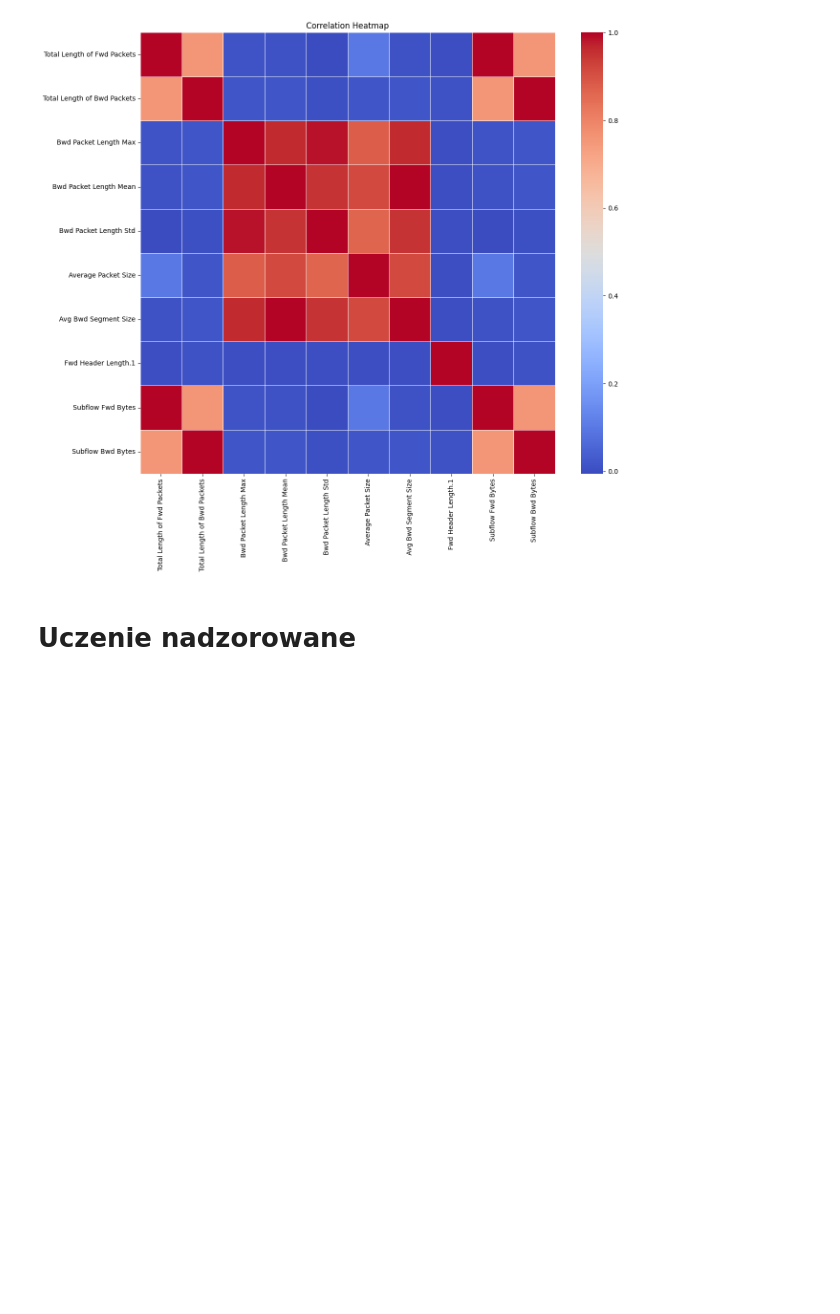
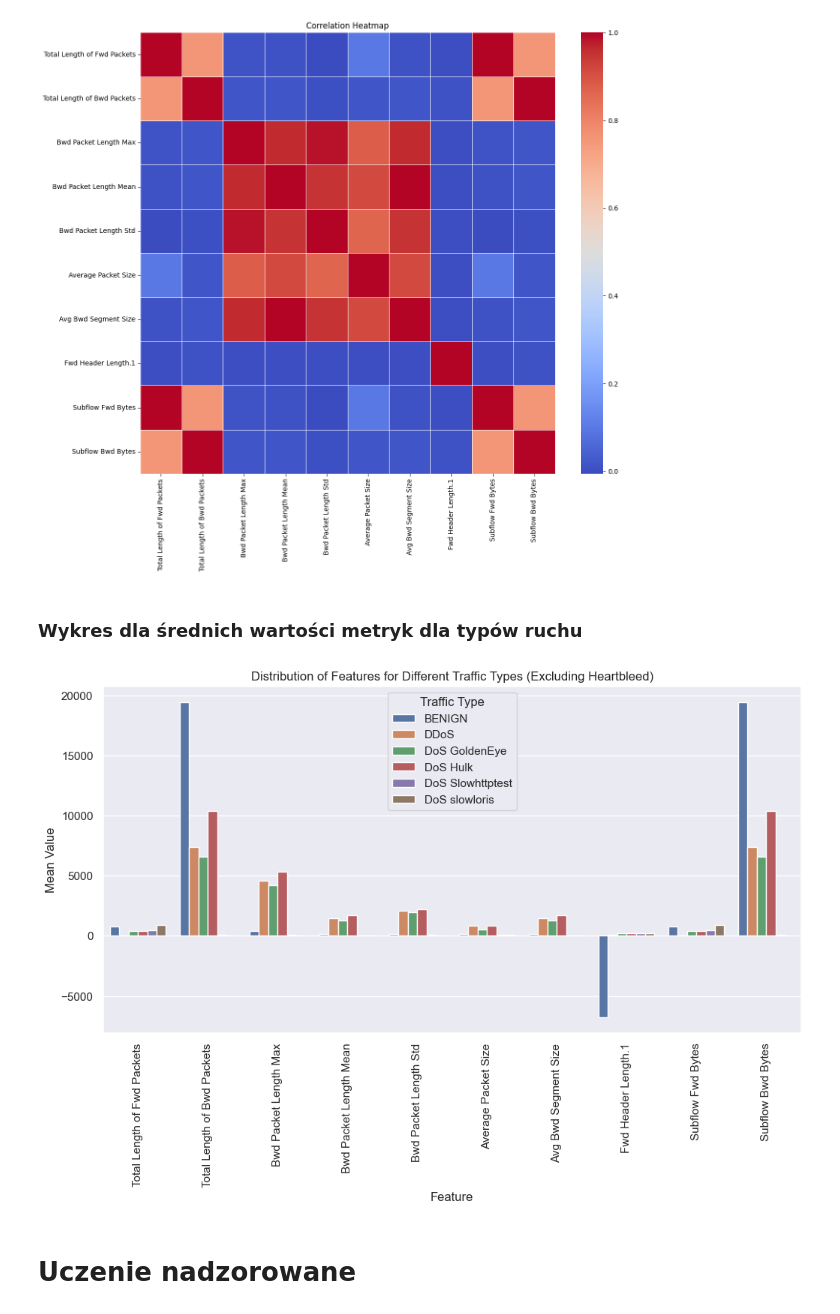
Before and after one commit to dwdwjtwcz/ids2017-anomaly-detection, a Jupyter notebook: podsumowanie3.ipynb, the cells around one changed output. Saved outputs shown, nothing was run; the diff lists cells and outputs as text; code cells hidden in the pictures; blank space fills up the shorter version.

```diff
--- a/podsumowanie3.ipynb
+++ b/podsumowanie3.ipynb
@@ -273,3 +260,5 @@ new_data.to_parquet("../IDS2017/Final/Wednesday.parquet", index=False)
+# %%
+df = pd.read_parquet("./IDS2017/Final/Combined.parquet")
 # %% [markdown]
 ### Wykres słupkowy każdego typu ataku
 # %%
@@ -325,6 +314,24 @@ plt.title('Correlation Heatmap')
 plt.show()
 # %% [output]
 [figure]
+# %% [markdown]
+### Wykres dla średnich wartości metryk dla typów ruchu
+# %%
+df_filtered = df[df['Label'] != 'Heartbleed']
+mean_values = df_filtered.groupby('Label').mean(numeric_only=True)
+
+mean_values = mean_values.reset_index()
+
+mean_values_melted = mean_values.melt(id_vars='Label', var_name='Feature', value_name='Mean Value')
+
+plt.figure(figsize=(12, 6))
+sns.barplot(x='Feature', y='Mean Value', hue='Label', data=mean_values_melted)
+plt.xticks(rotation=90)
+plt.title('Distribution of Features for Different Traffic Types (Excluding Heartbleed)')
+plt.legend(title='Traffic Type')
+plt.show()
+# %% [output]
+[figure, added]
 # %% [markdown]
 # Uczenie nadzorowane
 # %% [markdown]
```
Also changed, not shown: parts of 12 cells of this notebook.
